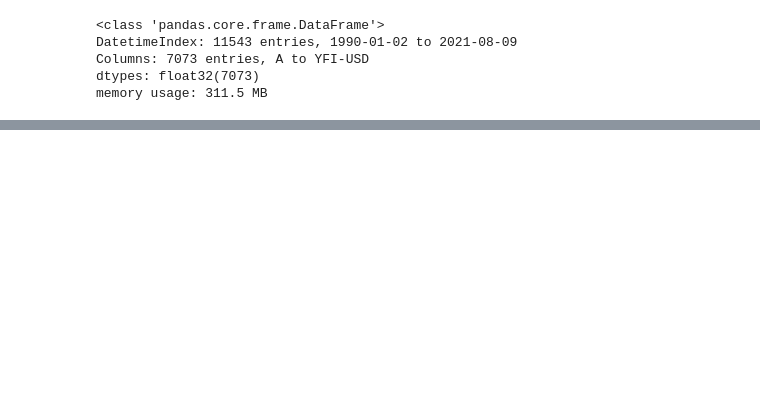
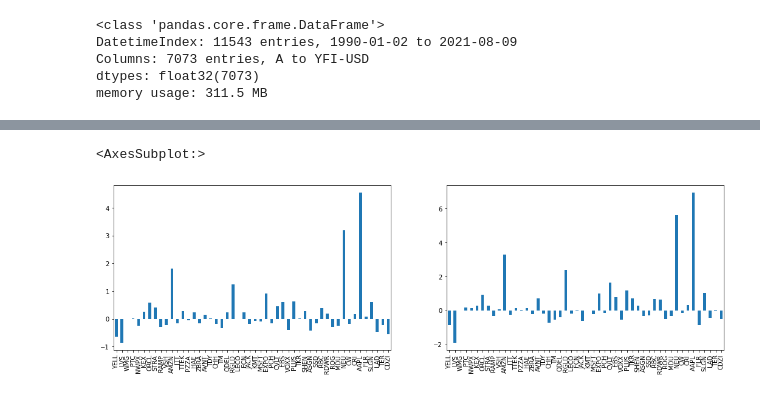
Before and after one commit to mpolch/datachallenge, a Jupyter notebook: notebooks/afeb_prices.ipynb, the cells around one changed output, grey strips where cells are left out. Cells and saved outputs as stored; diff of their text form; code cells hidden in the pictures; blank space fills up the shorter version.

```diff
--- a/notebooks/afeb_prices.ipynb
+++ b/notebooks/afeb_prices.ipynb
@@ -69,0 +77,17 @@ prices_2005_scaled.plot(figsize=(10, 10), legend=False)
+# %%
+# Bankrupty of Lehman Brothers 2008-09-15
+
+# mean
+mean_before = prices_2005_scaled.loc[:"2008-09-15", :].mean()
+mean_after = prices_2005_scaled.loc["2008-09-15":, :].mean()
+
+# max
+max_before = prices_2005_scaled.loc[:"2008-09-15", :].max()
+max_after = prices_2005_scaled.loc["2008-09-15":, :].max()
+
+fig, (ax1, ax2) = plt.subplots(1, 2, figsize=(18, 5))
+(mean_after - mean_before).plot.bar(ax=ax1)
+(max_after - max_before).plot.bar(ax=ax2)
+# %% [output]
+<AxesSubplot:>
+[figure, added]
```
Also changed, not shown: parts of 15 cells of this notebook, 2 other files.
